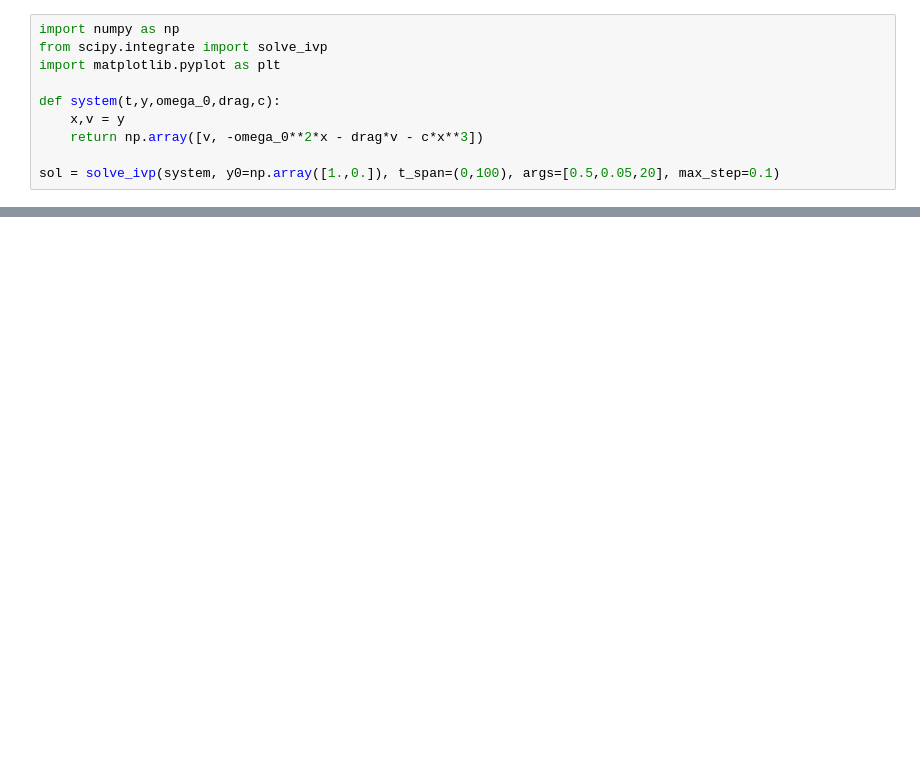
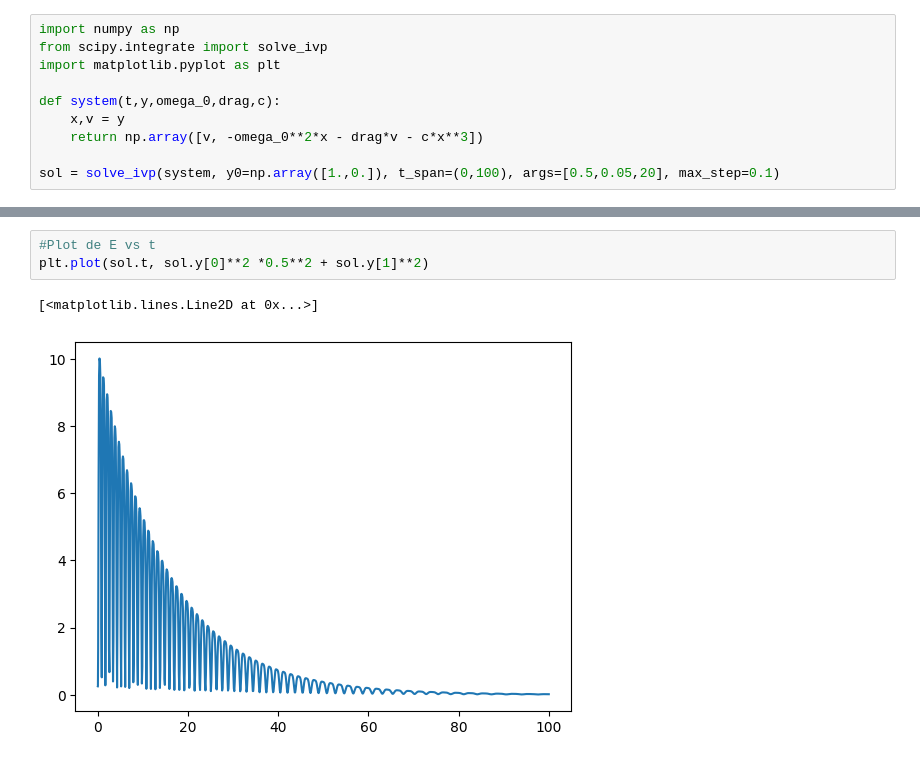
Before and after one commit to sarchilagomez1/MetodosComputacionales2-Fuentes-Archila, a Jupyter notebook: actividadODEs.ipynb, the cells around one changed output, grey strips where cells are left out. Drawn from its saved outputs; the diff is of its cells as text; blank space fills up the shorter version.

```diff
--- a/actividadODEs.ipynb
+++ b/actividadODEs.ipynb
@@ -15,0 +23,6 @@ plt.plot(sol.t, sol.y[0], ".-")
+# %%
+#Plot de E vs t
+plt.plot(sol.t, sol.y[0]**2 *0.5**2 + sol.y[1]**2)
+# %% [output]
+[<matplotlib.lines.Line2D at 0x...>]
+[figure, added]
```
Also changed, not shown: parts of 2 cells of this notebook.
